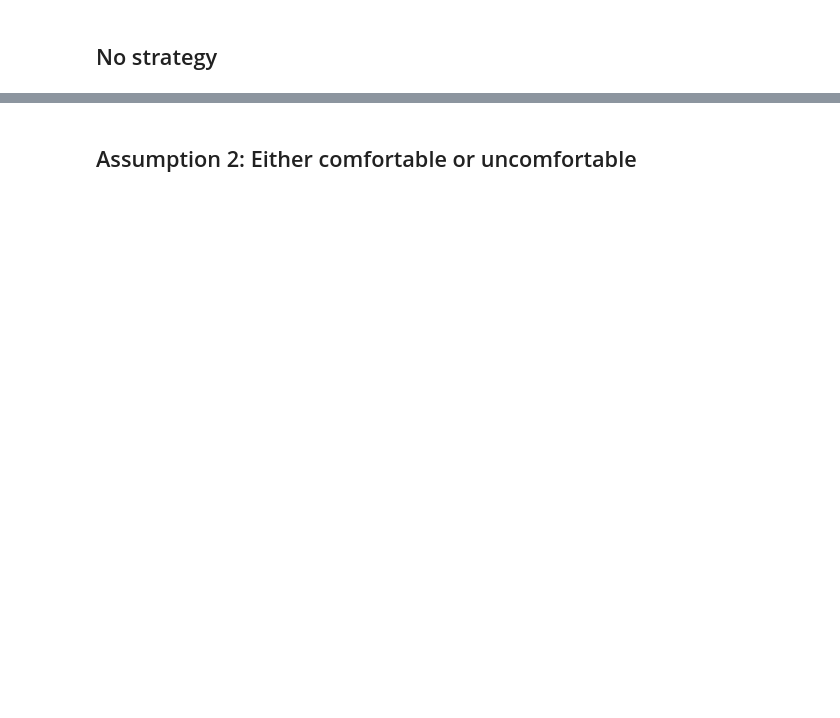
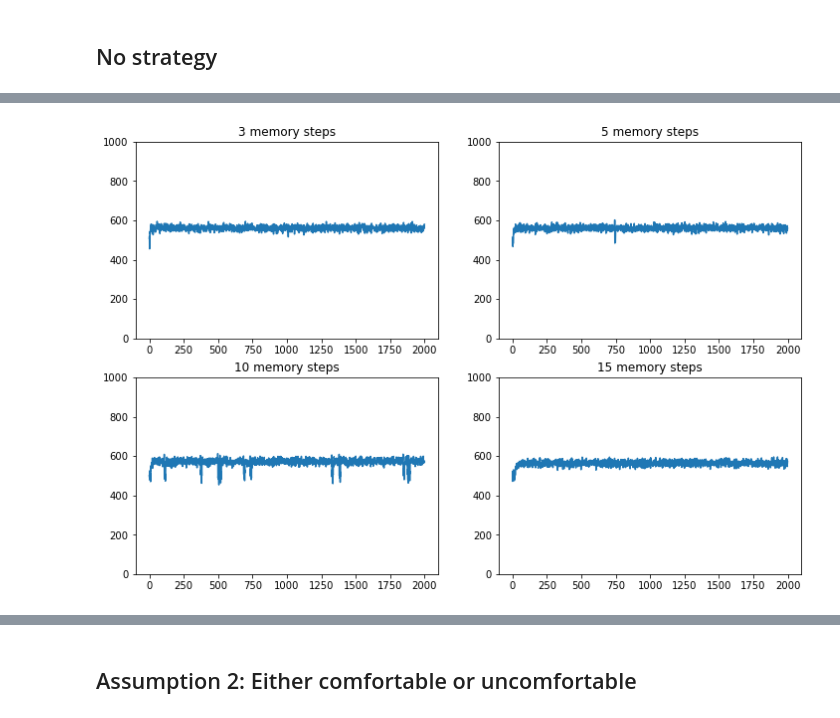
Before and after one commit to suizihuang/MSDM5003-Final-Project, a Jupyter notebook: el_farol_bar_v0.3.ipynb, the cells around one changed output, grey strips where cells are left out. Drawn from its saved outputs; the diff is of its cells as text; code cells hidden in the pictures; blank space fills up the shorter version.

```diff
--- a/el_farol_bar_v0.3.ipynb
+++ b/el_farol_bar_v0.3.ipynb
@@ -202,0 +167,20 @@ plt.show()
+# %%
+# simulations
+Num_in_bar_1 = []
+R_score_1 = []
+for i in range(len(s_list)):
+    game = BarGame(iter_num=2000, N=N, m=m_list[i], s=2, cal_benefit=0)
+    game.runGame()
+    Num_in_bar_1.append(game.getNumberofPeopleInBar())
+    R_score_1.append(game.r_score_history)
+# %%
+# plot number of people in bar vs time
+plt.figure(figsize=(12,8))
+for i in range(len(s_list)):
+    plt.subplot(221+i)
+    plt.plot(Num_in_bar_1[i])
+    plt.title(f"{m_list[i]} memory steps")
+    plt.ylim([0, N])
+plt.show()
+# %% [output]
+[figure, added]
```
Also changed, not shown: parts of 40 cells of this notebook.
